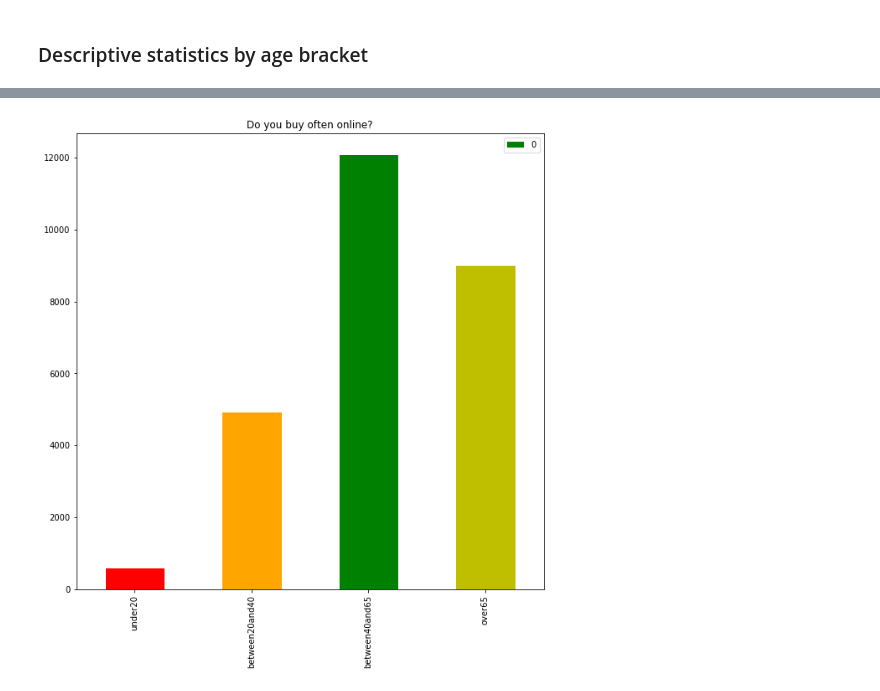
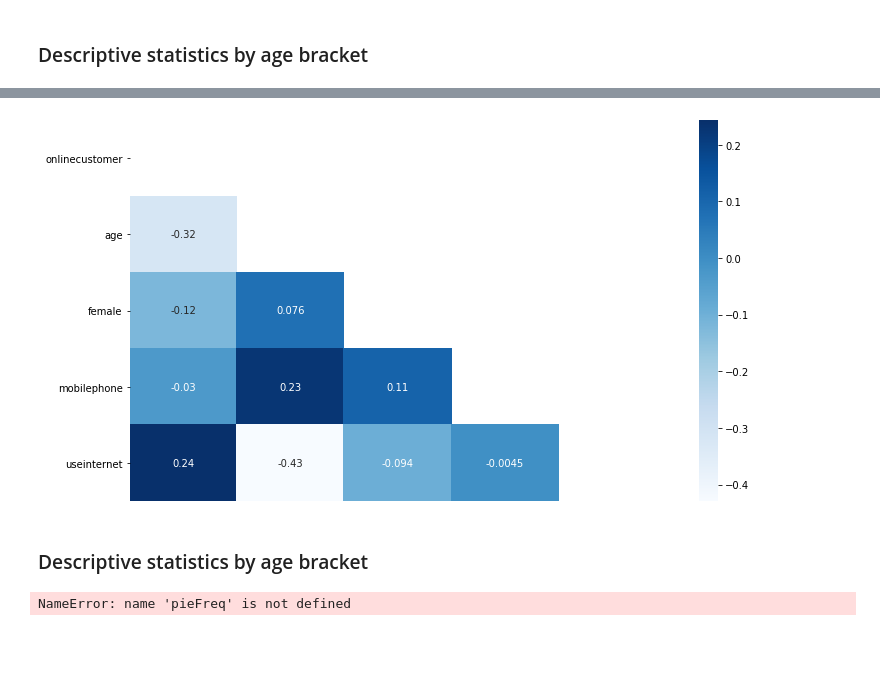
Before and after one commit to rpj12/SIM213-Geoblocking, a Jupyter notebook: Project SIM 213.ipynb, the cells around one changed output, grey strips where cells are left out. Cells and saved outputs as stored; diff of their text form; code cells hidden in the pictures; blank space fills up the shorter version.

```diff
--- a/Project SIM 213.ipynb
+++ b/Project SIM 213.ipynb
@@ -222,3 +307,23 @@ entriesByAgeBracket['over65'] = pd.DataFrame(over65arr)
+# %%
+# Correlation matrix
+corr = correlation_data.corr()
+mask = np.triu(np.ones_like(corr, dtype=np.bool))
+plt.figure(figsize=(12,7))
+sns.heatmap(corr, annot=True, mask=mask, cmap="Blues", xticklabels=False)
+plt.show()
+# ["onlinecustomer", "age", "female", "mobilephone", "useinternet"]
+# %% [output]
+[figure, added]
+# %% [markdown]
+### Descriptive statistics by age bracket
+# %%
+ax = pieFreq.plot.bar(title = 'Do you buy often online?', figsize=(10,10), color=['green'])
+ax.get_children()[0].set_color('r')
+ax.get_children()[1].set_color('orange')
+ax.get_children()[2].set_color('g')
+ax.get_children()[3].set_color('y')
+# %% [output]
+NameError: name 'pieFreq' is not defined
 # %%
 arr = [];
 for entries in entriesByAgeBracket:
@@ -232,32 +337,5 @@ for entries in entriesByAgeBracket:
     arr.append([percentInternetUsers, percentOnlineBuyers]);
 
 df = pd.DataFrame(arr, columns=['% of people who use the internet','% of people who buy online']);
-# %%
-pieRepartition = newDatabase['d1'].value_counts();
-dictionary = {}
-
-dictionary["under20"] = 0;
-dictionary["between20and40"] = 0;
-dictionary["between40and65"] = 0;
-dictionary["over65"] = 0
-
-for age, frq in pieRepartition.items():
-    if (age < 20):
-        dictionary["under20"] += frq;
-    elif (age < 40):
-        dictionary["between20and40"] += frq;
-    elif (age < 65):
-        dictionary["between40and65"] += frq;
-    else:
-        dictionary["over65"] += frq;
-
-pieFreq = pd.DataFrame.from_dict(dictionary, orient='index')
-ax = pieFreq.plot.bar(title = 'Do you buy often online?', figsize=(10,10), color=['green'])
-ax.get_children()[0].set_color('r')
-ax.get_children()[1].set_color('orange')
-ax.get_children()[2].set_color('g')
-ax.get_children()[3].set_color('y')
-# %% [output]
-[figure, removed]
 # %%
 print(df)
```
Also changed, not shown: parts of 22 cells of this notebook.
